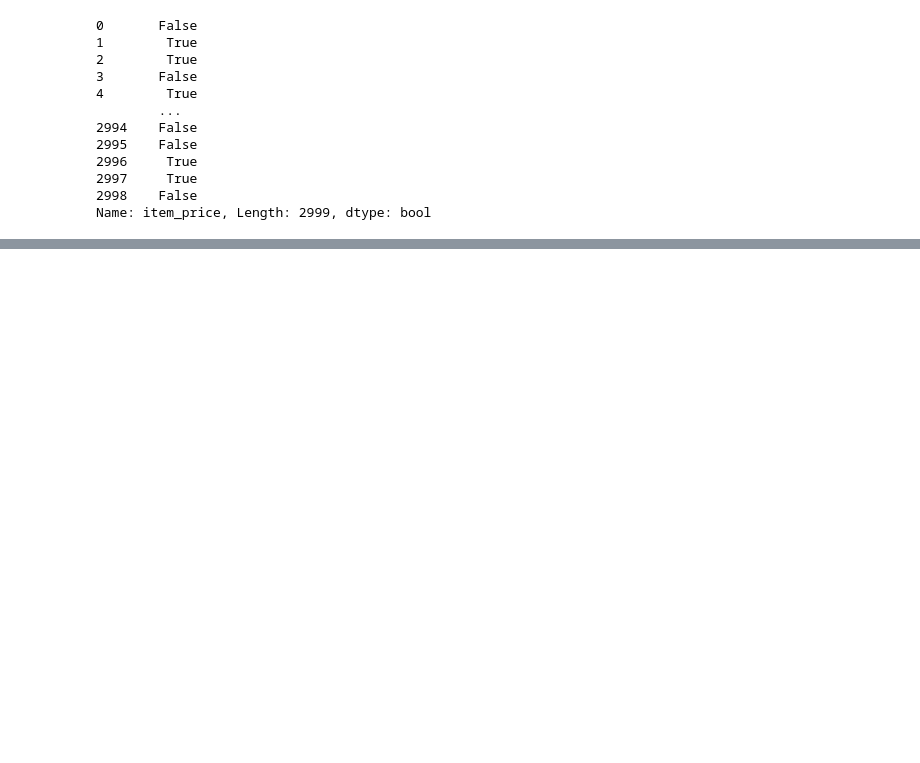
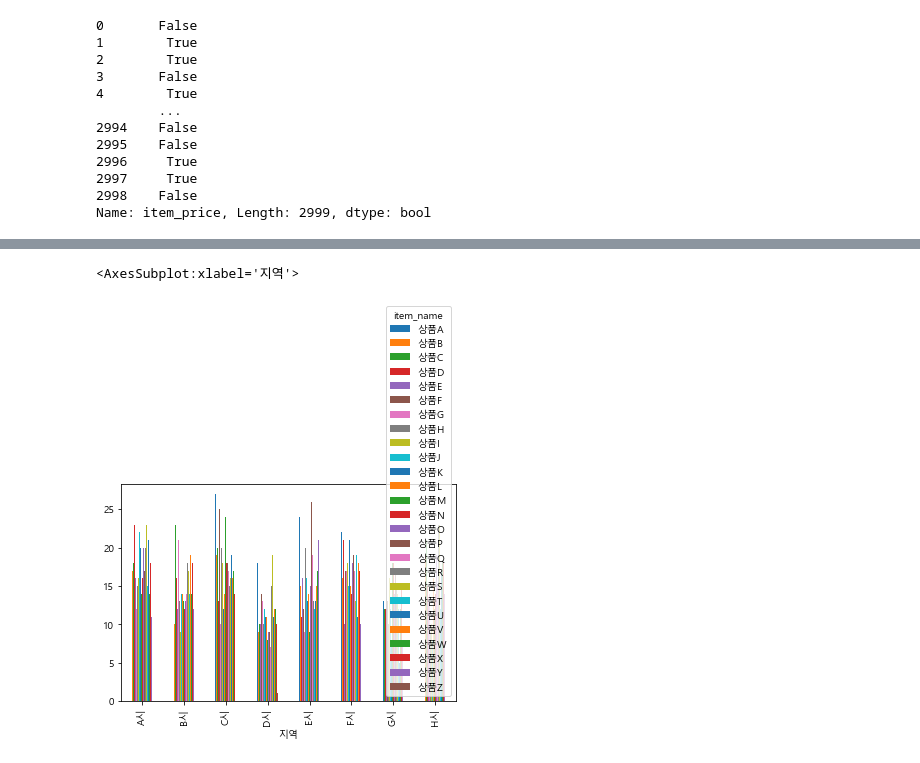
Before and after one commit to SeoHyunHo99/Bigleader, a Jupyter notebook: 2주차/pyda100-master(이희승)/2장/Section2_last.ipynb, the cells around one changed output, grey strips where cells are left out. Drawn from its saved outputs; the diff is of its cells as text; code cells hidden in the pictures; blank space fills up the shorter version.

```diff
--- a/2주차/pyda100-master(이희승)/2장/Section2_last.ipynb
+++ b/2주차/pyda100-master(이희승)/2장/Section2_last.ipynb
@@ -206,0 +488,12 @@ for i in list(uriage_data.loc[find_Nan, "item_name"].unique()):
+# %%
+# 도시 당 상품별 판패량
+
+import matplotlib.pyplot as plt
+%matplotlib inline
+
+t_city = city.T
+
+t_city.plot(kind = 'bar')
+# %% [output]
+<AxesSubplot:xlabel='지역'>
+[figure, added]
```
Also changed, not shown: parts of 30 cells of this notebook, 7 other files.
